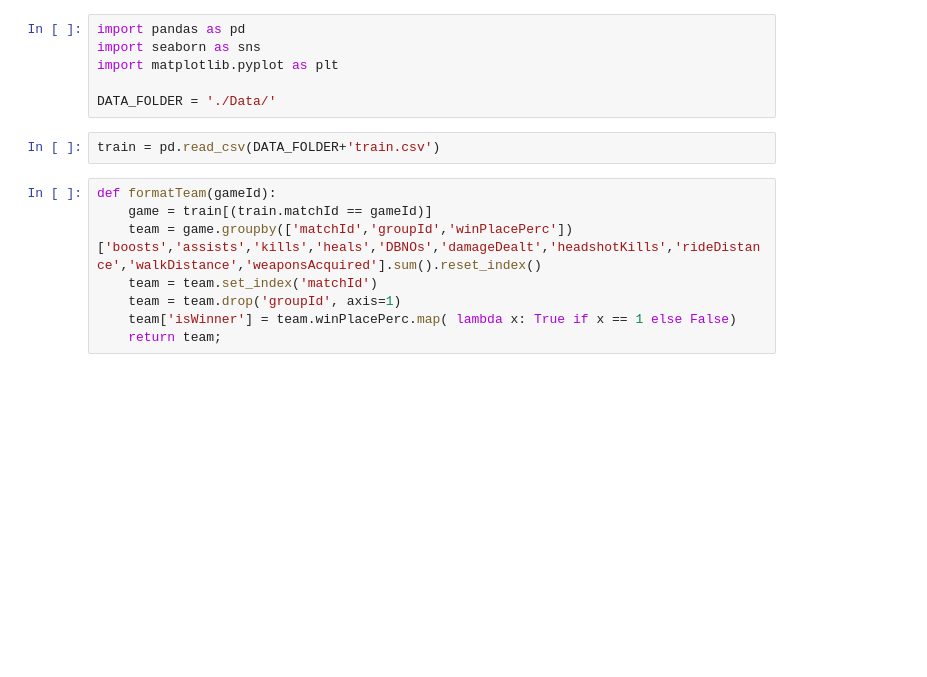
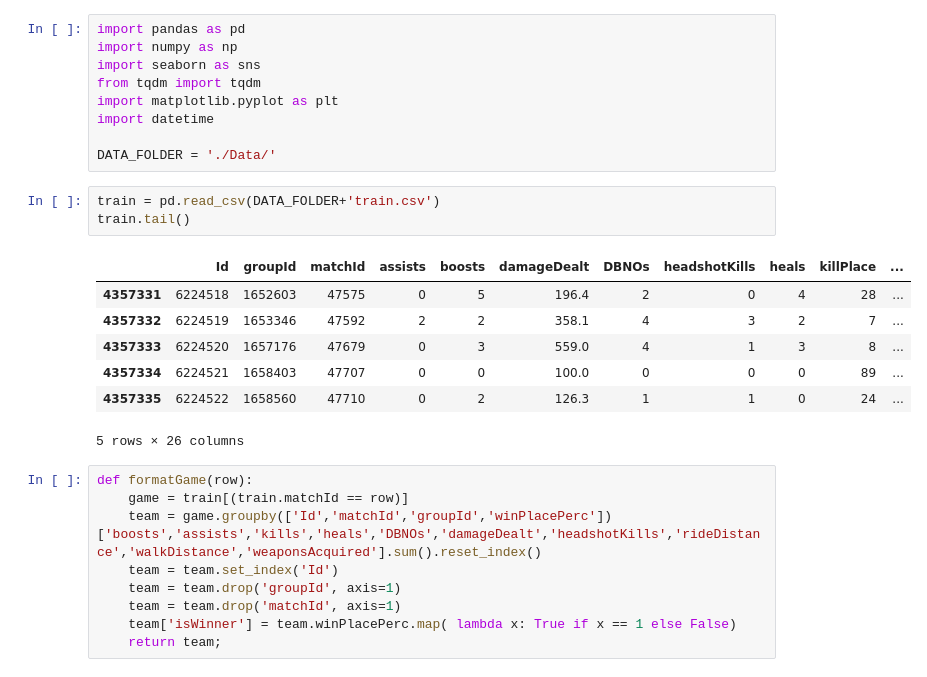
Before and after one commit to ClementPavue/pubg, a Jupyter notebook: Data Analysis.ipynb, the cells around one changed output. Saved outputs shown, nothing was run; the diff lists cells and outputs as text; blank space fills up the shorter version.

```diff
--- a/Data Analysis.ipynb
+++ b/Data Analysis.ipynb
@@ -1,16 +1,29 @@
 # %%
 import pandas as pd
+import numpy as np
 import seaborn as sns
+from tqdm import tqdm
 import matplotlib.pyplot as plt
+import datetime
 
 DATA_FOLDER = './Data/'
 # %%
 train = pd.read_csv(DATA_FOLDER+'train.csv')
+train.tail()
+# %% [output]
+|  | Id | groupId | matchId | assists | boosts | damageDealt | DBNOs | headshotKills | heals | killPlace | ... |
+| 4357331 | 6224518 | 1652603 | 47575 | 0 | 5 | 196.4 | 2 | 0 | 4 | 28 | ... |
+| 4357332 | 6224519 | 1653346 | 47592 | 2 | 2 | 358.1 | 4 | 3 | 2 | 7 | ... |
+| 4357333 | 6224520 | 1657176 | 47679 | 0 | 3 | 559.0 | 4 | 1 | 3 | 8 | ... |
+| 4357334 | 6224521 | 1658403 | 47707 | 0 | 0 | 100.0 | 0 | 0 | 0 | 89 | ... |
+| 4357335 | 6224522 | 1658560 | 47710 | 0 | 2 | 126.3 | 1 | 1 | 0 | 24 | ... |
+5 rows × 26 columns
 # %%
-def formatTeam(gameId):
-    game = train[(train.matchId == gameId)]
-    team = game.groupby(['matchId','groupId','winPlacePerc'])['boosts','assists','kills','heals','DBNOs','damageDealt','headshotKills','rideDistance','walkDistance','weaponsAcquired'].sum().reset_index()
-    team = team.set_index('matchId')
+def formatGame(row):
+    game = train[(train.matchId == row)]
+    team = game.groupby(['Id','matchId','groupId','winPlacePerc'])['boosts','assists','kills','heals','DBNOs','damageDealt','headshotKills','rideDistance','walkDistance','weaponsAcquired'].sum().reset_index()
+    team = team.set_index('Id')
     team = team.drop('groupId', axis=1)
+    team = team.drop('matchId', axis=1)
     team['isWinner'] = team.winPlacePerc.map( lambda x: True if x == 1 else False)
     return team;
```
Also changed, not shown: parts of 11 cells of this notebook.
